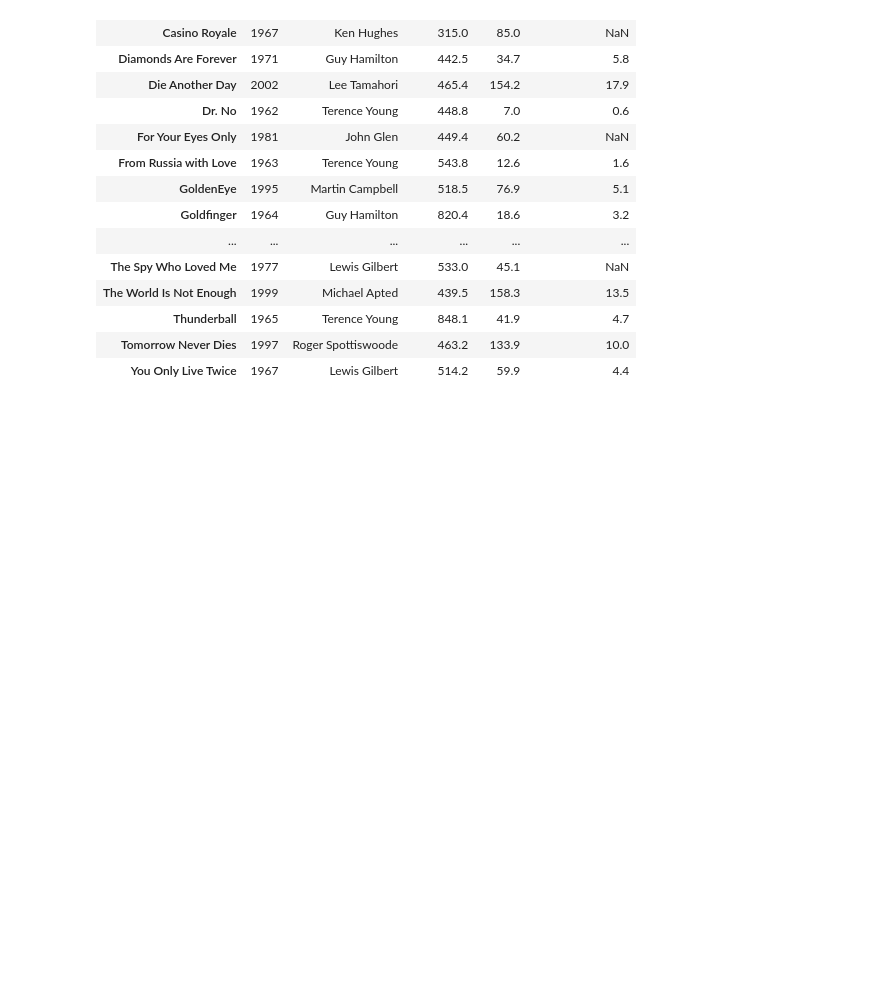
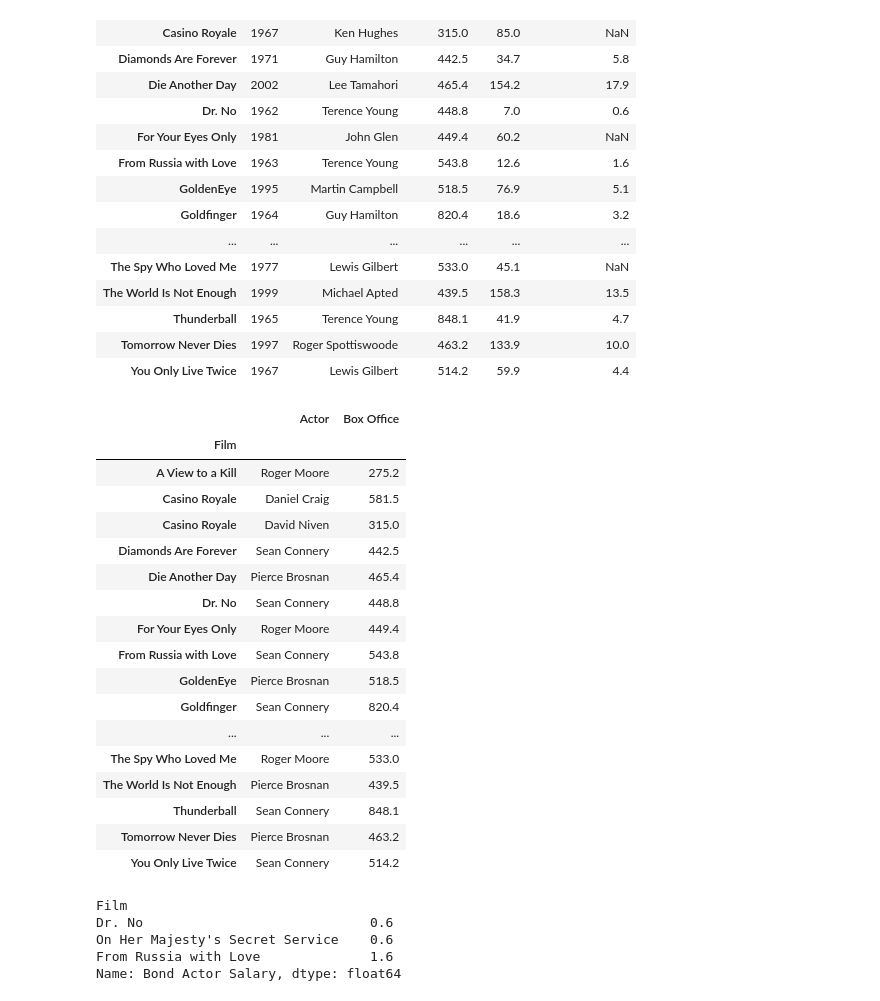
Before and after one commit to yukikitayama/machine-learning, a Jupyter notebook: pandas/dataframe_iii.ipynb, the cells around one changed output. Cells and saved outputs as stored; diff of their text form; code cells hidden in the pictures; blank space fills up the shorter version.

```diff
--- a/pandas/dataframe_iii.ipynb
+++ b/pandas/dataframe_iii.ipynb
@@ -195,3 +195,46 @@ bond
 | Thunderball | 1965 | Terence Young | 848.1 | 41.9 | 4.7 |
 | Tomorrow Never Dies | 1997 | Roger Spottiswoode | 463.2 | 133.9 | 10.0 |
 | You Only Live Twice | 1967 | Lewis Gilbert | 514.2 | 59.9 | 4.4 |
+# %%
+bond = pd.read_csv("jamesbond.csv", index_col="Film").sort_index()
+bond.head()
+
+bond.sample()
+bond.sample(n=5)
+bond.sample(n=5, axis="rows")
+bond.sample(n=2, axis="columns")
+# bond.sample(30, replace=True)
+# %% [output]
+|  | Actor | Box Office |
+| Film |  |  |
+| A View to a Kill | Roger Moore | 275.2 |
+| Casino Royale | Daniel Craig | 581.5 |
+| Casino Royale | David Niven | 315.0 |
+| Diamonds Are Forever | Sean Connery | 442.5 |
+| Die Another Day | Pierce Brosnan | 465.4 |
+| Dr. No | Sean Connery | 448.8 |
+| For Your Eyes Only | Roger Moore | 449.4 |
+| From Russia with Love | Sean Connery | 543.8 |
+| GoldenEye | Pierce Brosnan | 518.5 |
+| Goldfinger | Sean Connery | 820.4 |
+| ... | ... | ... |
+| The Spy Who Loved Me | Roger Moore | 533.0 |
+| The World Is Not Enough | Pierce Brosnan | 439.5 |
+| Thunderball | Sean Connery | 848.1 |
+| Tomorrow Never Dies | Pierce Brosnan | 463.2 |
+| You Only Live Twice | Sean Connery | 514.2 |
+# %%
+bond = pd.read_csv("jamesbond.csv", index_col="Film").sort_index()
+bond.head()
+
+bond.sort_values("Box Office", ascending=False).head(4)
+bond.nlargest(n=4, columns=["Box Office"])
+bond["Box Office"].nlargest(4)
+bond.nsmallest(3, columns=["Bond Actor Salary"])
+bond["Bond Actor Salary"].nsmallest(3)
+# %% [output]
+Film
+Dr. No                             0.6
+On Her Majesty's Secret Service    0.6
+From Russia with Love              1.6
+Name: Bond Actor Salary, dtype: float64
```
Also changed, not shown: parts of 2 cells of this notebook, 2 other files.
